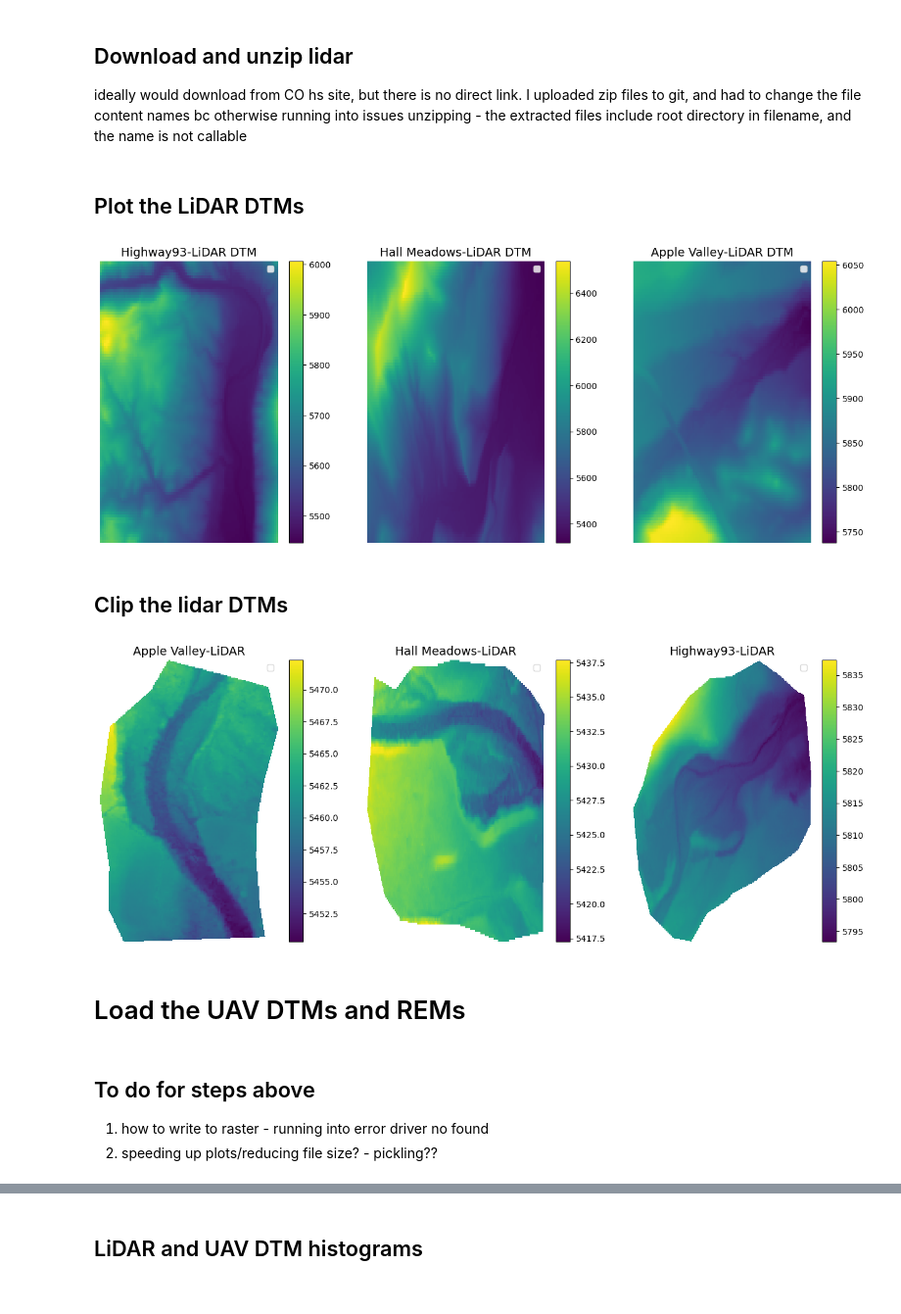
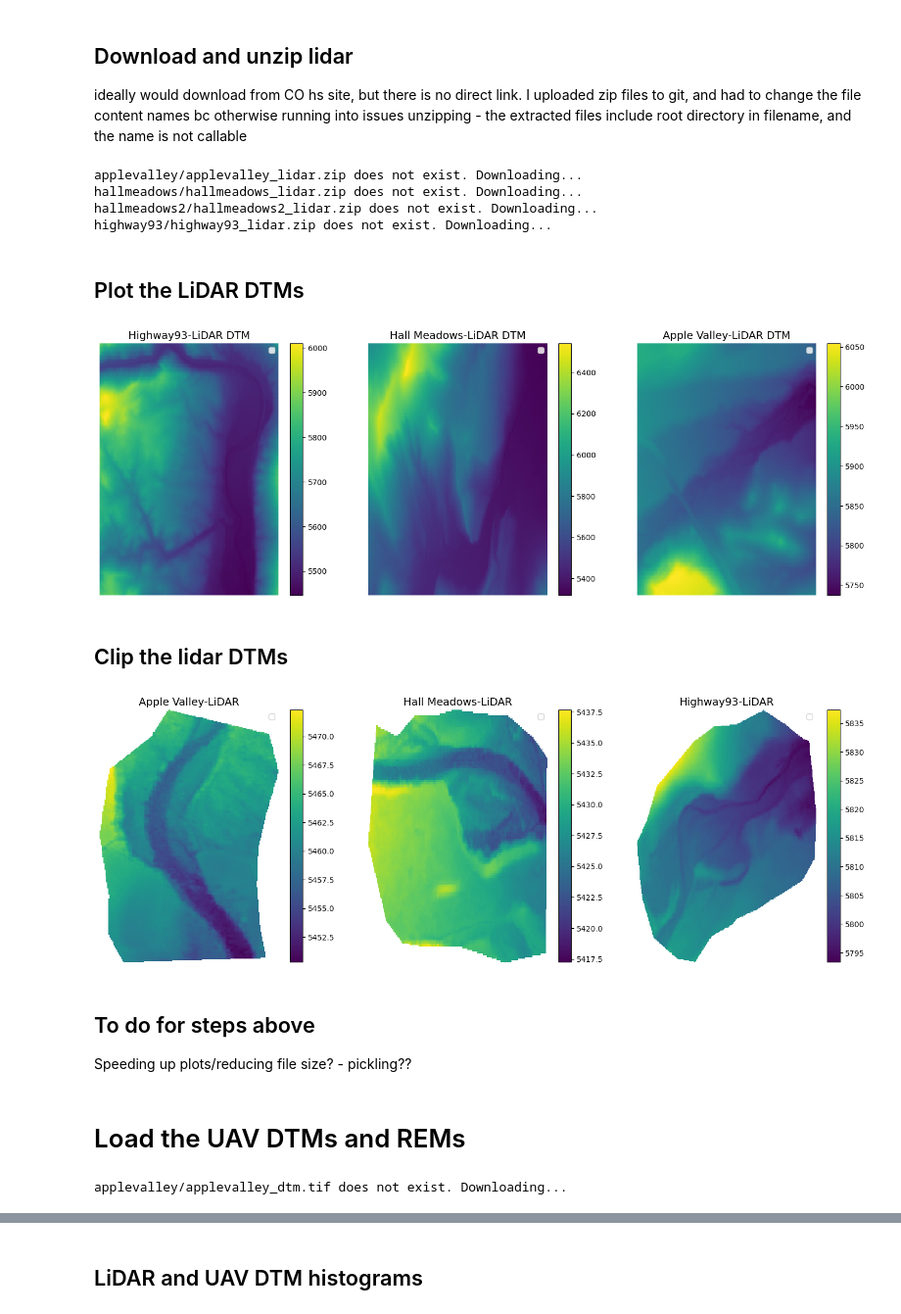
Before and after one commit to lechipman/example-project-repository, a Jupyter notebook: lidar_processing.ipynb, the cells around one changed output, grey strips where cells are left out. Shown at 98% size. Drawn from its saved outputs; the diff is of its cells as text; code cells hidden in the pictures.

Commit message:
working on lidar

```diff
--- a/lidar_processing.ipynb
+++ b/lidar_processing.ipynb
@@ -44,7 +42,7 @@ def get_lidar_url(site_names):
 
     Returns
     ------------
-    site_names: list
+    site_lidar_urls: list
         List of dictionaries with sitename, lidar url, and zip filename.
 
     """
@@ -57,7 +55,7 @@ def get_lidar_url(site_names):
             'lidar_url': ('https://github.com/lechipman/'
                           'watershed-project/releases/download/v2.0.0/'
                           '{}_lidar.zip'.format(site_name)),
-                          'zip_filename': ('{}_lidar.zip'.format(site_name))
+            'zip_filename': ('{}_lidar.zip'.format(site_name))
     })
     return site_lidar_urls
 # %%
@@ -70,3 +68,15 @@ for site in site_lidar_urls:
     site['lidar_dtm'] = load_dtm(data_url=site['lidar_url'],
                                      site_name=site['site_name'],
                                      file_name=site['zip_filename'])
+# Merge the 2 hallmeadows tiles and replace dtm:
+for site in site_lidar_urls:
+    if site['site_name'] == 'hallmeadows':
+        site['lidar_dtm'] = (merge_arrays(dataarrays = [site_lidar_urls[1]['lidar_dtm'],
+                                                        site_lidar_urls[2]['lidar_dtm']]))
+    if site['site_name'] == 'hallmeadows2':
+        site_lidar_urls.remove(site)
+# %% [output]
+applevalley/applevalley_lidar.zip does not exist. Downloading...
+hallmeadows/hallmeadows_lidar.zip does not exist. Downloading...
+hallmeadows2/hallmeadows2_lidar.zip does not exist. Downloading...
+highway93/highway93_lidar.zip does not exist. Downloading...
@@ -82,21 +84,21 @@ for site in site_lidar_urls:
 ## Plot the LiDAR DTMs
 # %%
 # Call function to plot Lidar DTMs
-fig, axes = plt.subplots(1, 3, figsize=(16, 6))
+fig, axes = plt.subplots(1, 3, figsize=(18, 6))
 #lidar_dtm_list = [applevalley_lidar_dtm, hallmeadows_lidar_dtm, highway93_lidar_dtm]
 plot_title = ['Highway93-LiDAR DTM',
               'Hall Meadows-LiDAR DTM',
               'Apple Valley-LiDAR DTM']
 
 for i, axe in enumerate(axes.flatten()):
     plot_model(model=site_lidar_urls[i]['lidar_dtm'],
                title=plot_title[i],
                coarsen=(True),
-               xpix=20,
-               ypix=20,
+               xpix=10,
+               ypix=10,
                ax=axe)
 # %% [output]
-[figure, old version]
+[figure, new version]
 # %% [markdown]
 ## Clip the lidar DTMs
 # %%
@@ -178,6 +191,6 @@ site_lidar_urls[0]['lidar_clipped_dtm'].rio.to_raster('lidar_dtm_clipped.tif')
 # %%
 # Call function to plot lidar DTMs
-fig, axes = plt.subplots(1, 3, figsize=(16, 6))
+fig, axes = plt.subplots(1, 3, figsize=(18, 6))
 plot_title = ['Apple Valley-LiDAR',
               'Hall Meadows-LiDAR',
               'Highway93-LiDAR']
@@ -187,6 +200,4 @@ for i, axe in enumerate(axes.flatten()):
                coarsen=(False),
                ax=axe)
 # %% [output]
-[figure, old version]
+[figure, new version]
-# %% [markdown]
-# Load the UAV DTMs and REMs
@@ -228,4 +204,6 @@ hallmeadows_uav_rem = load_dtm(data_url = hallmeadows_rem_url,
 # %% [markdown]
 ## To do for steps above
-1) how to write to raster - running into error driver no found
-2) speeding up plots/reducing file size? - pickling??
+
+Speeding up plots/reducing file size? - pickling??
+# %% [markdown]
+# Load the UAV DTMs and REMs
@@ -231,0 +242,4 @@ hallmeadows_uav_rem = load_dtm(data_url = hallmeadows_rem_url,
+# %%
+site_data_dictionary = get_uav_dtms(site_data_dictionary=site_lidar_urls)
+# %% [output]
+applevalley/applevalley_dtm.tif does not exist. Downloading...
```
Also changed, not shown: parts of 29 cells of this notebook, 4 other files.
